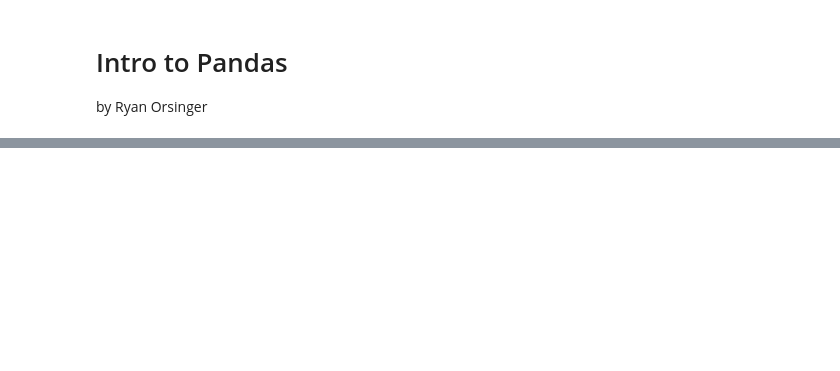
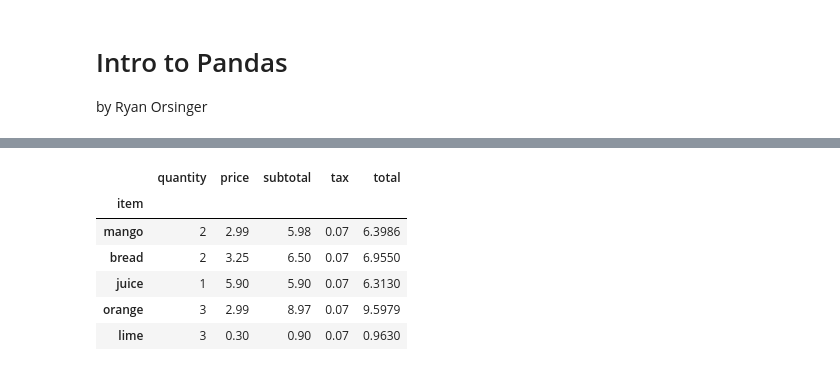
Before and after one commit to ryanorsinger/intro-to-pandas-course, a Jupyter notebook: 02_PandasDataFrames_01.ipynb, the cells around one changed output, grey strips where cells are left out. Drawn from its saved outputs; the diff is of its cells as text; code cells hidden in the pictures; blank space fills up the shorter version.

```diff
--- a/02_PandasDataFrames_01.ipynb
+++ b/02_PandasDataFrames_01.ipynb
@@ -23,0 +122,4 @@ df[""]
+# %%
+# Adding new columns to the dataframe
+df["subtotal"] = df["quantity"] * df["price"]
+df
@@ -23,0 +133,4 @@ df[""]
+# %%
+# set_index can overwrite the default index
+df.set_index("item", inplace=True)
+df
@@ -23,0 +179,12 @@ df[""]
+# %%
+# The "total" column does not exist, but this bracket syntax creates it.
+df["total"] = df["subtotal"] + (df["subtotal"] * df["tax"])
+df
+# %% [output]
+|  | quantity | price | subtotal | tax | total |
+| item |  |  |  |  |  |
+| mango | 2 | 2.99 | 5.98 | 0.07 | 6.3986 |
+| bread | 2 | 3.25 | 6.50 | 0.07 | 6.9550 |
+| juice | 1 | 5.90 | 5.90 | 0.07 | 6.3130 |
+| orange | 3 | 2.99 | 8.97 | 0.07 | 9.5979 |
+| lime | 3 | 0.30 | 0.90 | 0.07 | 0.9630 |
```
Also changed, not shown: parts of 30 cells of this notebook.
